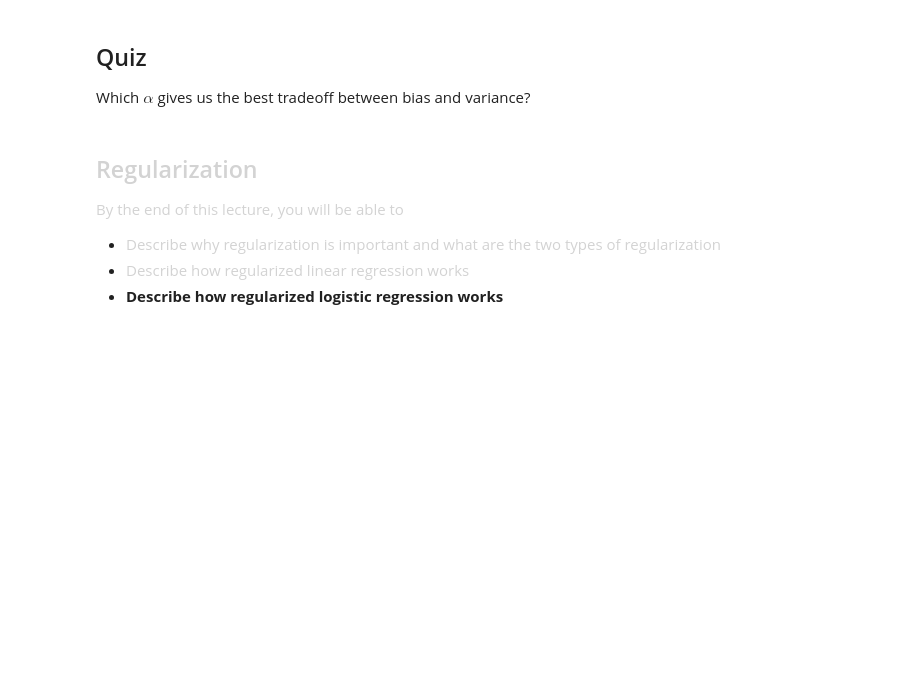
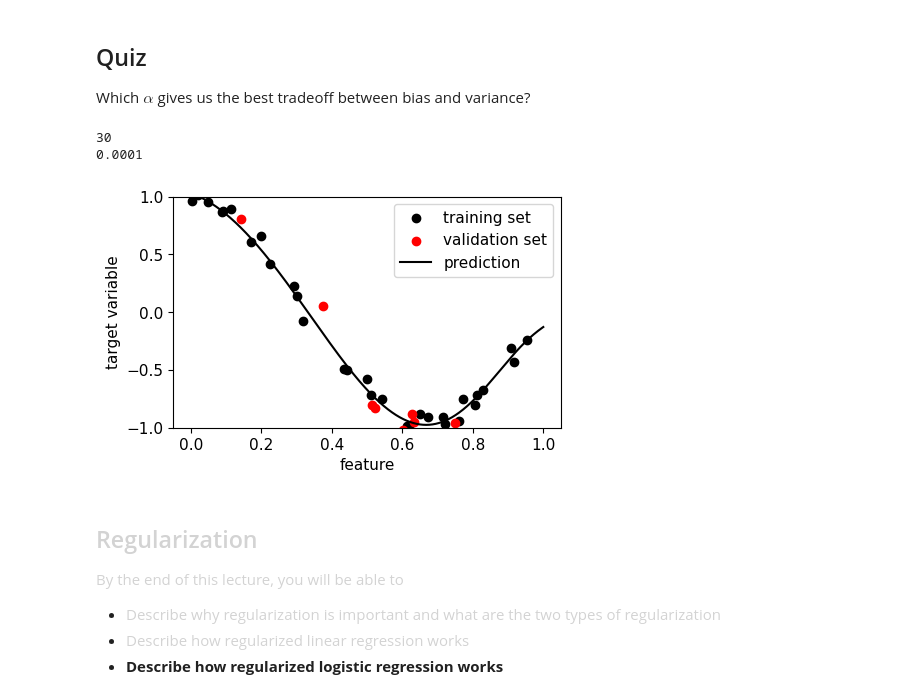
Before and after one commit to Zescalante/DATA1030-Fall2024, a Jupyter notebook: week6 - supervised ML algos/regularization.ipynb, the cells around one changed output. Cells and saved outputs as stored; diff of their text form; code cells hidden in the pictures; blank space fills up the shorter version.

```diff
--- a/week6 - supervised ML algos/regularization.ipynb
+++ b/week6 - supervised ML algos/regularization.ipynb
@@ -308,6 +308,7 @@ train_MSE = np.zeros(len(alpha))
 val_MSE = np.zeros(len(alpha))
 
 ws = []
+models = []
 
 # do the fit
 for i in range(len(alpha)):
@@ -315,9 +316,12 @@ for i in range(len(alpha)):
     lin_reg = Ridge(alpha=alpha[i])
     lin_reg.fit(X_train, y_train)
     ws.append(lin_reg.coef_)
+    models.append(lin_reg)
     # train and test scores
     train_MSE[i] = mean_squared_error(y_train,lin_reg.predict(X_train))
     val_MSE[i] = mean_squared_error(y_val,lin_reg.predict(X_val))
+
+# For L2 regularization, weights never go to zero
 # %%
 plt.figure(figsize=(5,3))
 plt.plot(alpha, ws)
@@ -348,6 +352,35 @@ plt.show()
 # %% [markdown]
 ## Quiz
 Which $\alpha$ gives us the best tradeoff between bias and variance?
+# %%
+# print(min(val_MSE))
+print(np.argmin(val_MSE))
+print(alpha[np.argmin(val_MSE)])
+# print(models[])
+
+x_model = np.linspace(0,1,1000)
+plt.figure(figsize=(5,3))
+plt.scatter(X_train[:,0],y_train,color='k',label='training set')
+plt.scatter(X_val[:,0],y_val,color='r',label='validation set')
+plt.plot(x_model,models[np.argmin(val_MSE)].predict(pf.transform(x_model.reshape(-1,1))),color='k',label='prediction')
+plt.ylim([-1,1])
+plt.xlabel('feature')
+plt.ylabel('target variable')
+plt.legend()
+plt.show()
+
+
+# lin_reg = Ridge(alpha=alpha[np.argmin(val_MSE)])
+# lin_reg.fit(X_train, y_train)
+# ws.append(lin_reg.coef_)
+
+# # train and test scores
+# train_MSE[i] = mean_squared_error(y_train,lin_reg.predict(X_train))
+# val_MSE[i] = mean_squared_error(y_val,lin_reg.predict(X_val))
+# %% [output]
+30
+0.0001
+[figure, added]
 # %% [markdown]
 ## <font color='LIGHTGRAY'>Regularization</font>
 
```
Also changed, not shown: parts of 1 cell of this notebook, 1 other file.
